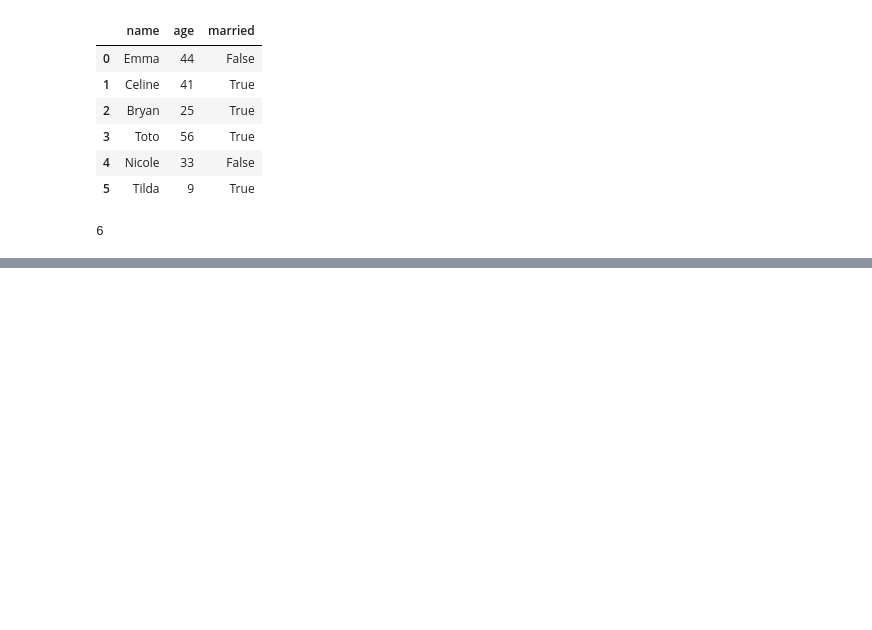
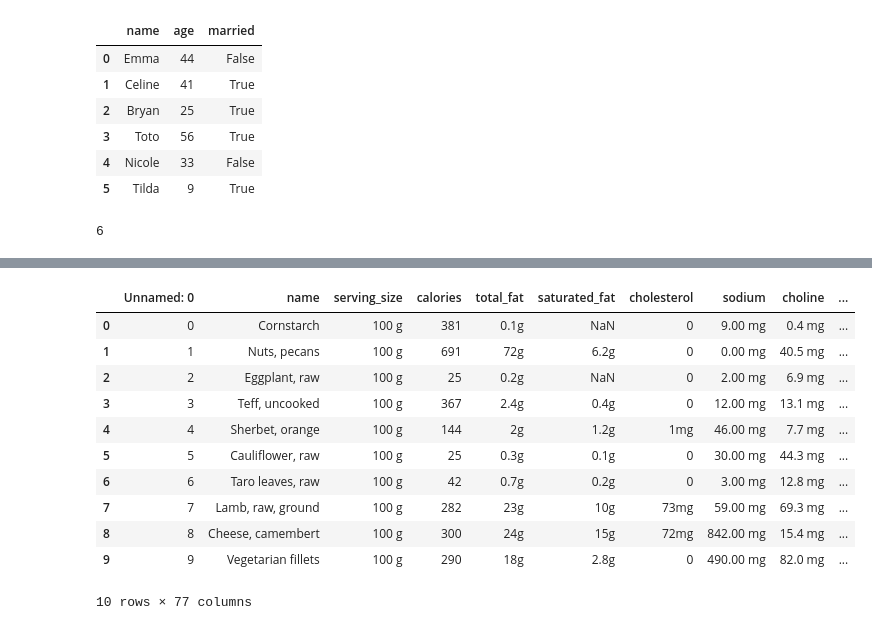
Before and after one commit to emmanuelAron/panda_training, a Jupyter notebook: Working_with_dataframes.ipynb, the cells around one changed output, grey strips where cells are left out. Drawn from its saved outputs; the diff is of its cells as text; code cells hidden in the pictures; blank space fills up the shorter version.

```diff
--- a/Working_with_dataframes.ipynb
+++ b/Working_with_dataframes.ipynb
@@ -141,0 +163,15 @@ len(names)
+# %%
+nutrition.head(10)
+# %% [output]
+|  | Unnamed: 0 | name | serving_size | calories | total_fat | saturated_fat | cholesterol | sodium | choline | ... |
+| 0 | 0 | Cornstarch | 100 g | 381 | 0.1g | NaN | 0 | 9.00 mg | 0.4 mg | ... |
+| 1 | 1 | Nuts, pecans | 100 g | 691 | 72g | 6.2g | 0 | 0.00 mg | 40.5 mg | ... |
+| 2 | 2 | Eggplant, raw | 100 g | 25 | 0.2g | NaN | 0 | 2.00 mg | 6.9 mg | ... |
+| 3 | 3 | Teff, uncooked | 100 g | 367 | 2.4g | 0.4g | 0 | 12.00 mg | 13.1 mg | ... |
+| 4 | 4 | Sherbet, orange | 100 g | 144 | 2g | 1.2g | 1mg | 46.00 mg | 7.7 mg | ... |
+| 5 | 5 | Cauliflower, raw | 100 g | 25 | 0.3g | 0.1g | 0 | 30.00 mg | 44.3 mg | ... |
+| 6 | 6 | Taro leaves, raw | 100 g | 42 | 0.7g | 0.2g | 0 | 3.00 mg | 12.8 mg | ... |
+| 7 | 7 | Lamb, raw, ground | 100 g | 282 | 23g | 10g | 73mg | 59.00 mg | 69.3 mg | ... |
+| 8 | 8 | Cheese, camembert | 100 g | 300 | 24g | 15g | 72mg | 842.00 mg | 15.4 mg | ... |
+| 9 | 9 | Vegetarian fillets | 100 g | 290 | 18g | 2.8g | 0 | 490.00 mg | 82.0 mg | ... |
+10 rows × 77 columns
```
Also changed, not shown: parts of 4 cells of this notebook.
